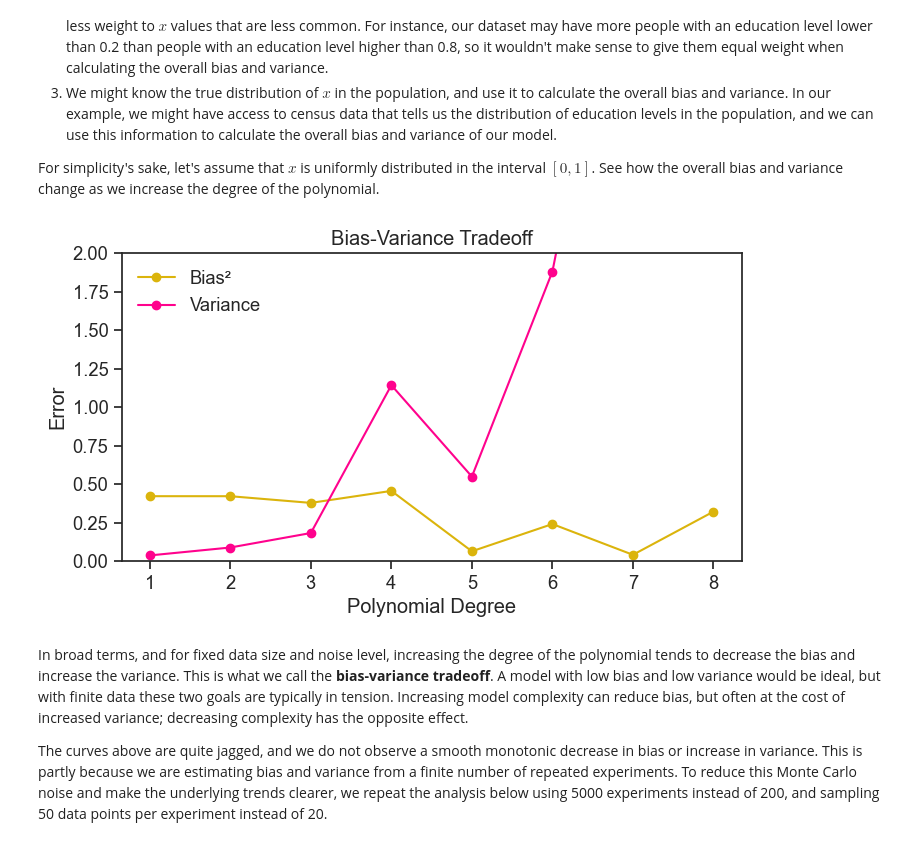
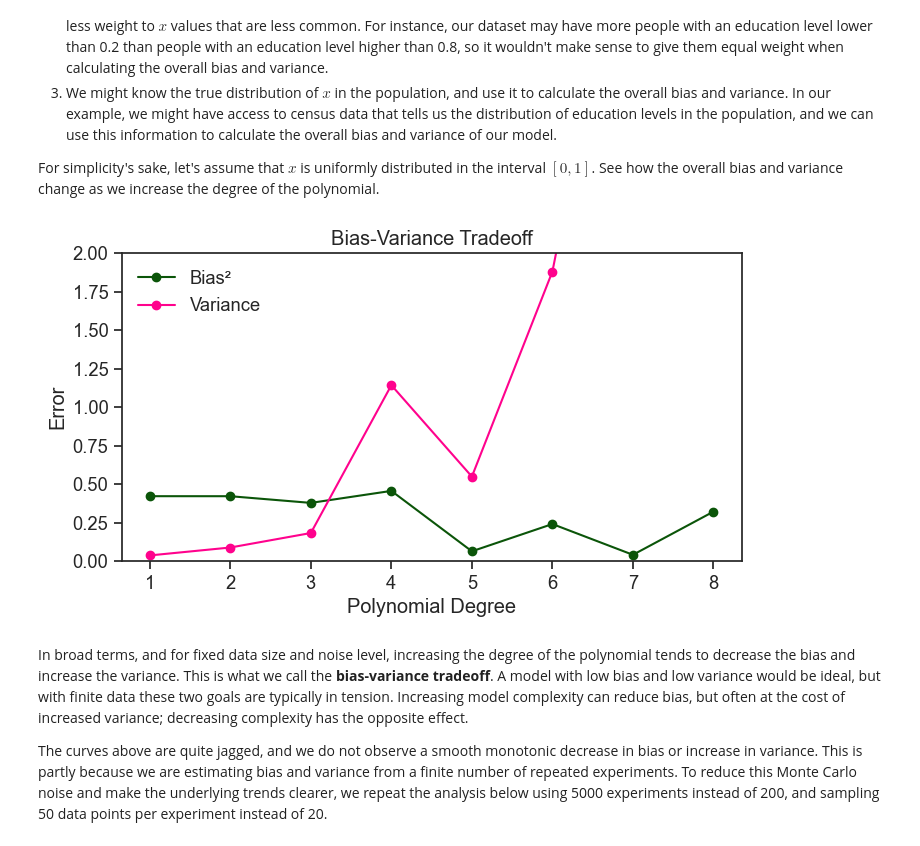
Before and after one commit to yairmau/statistics, a Jupyter notebook: generalization/bias-variance-tradeoff.ipynb, the cells around one changed output. Drawn from its saved outputs; the diff is of its cells as text; code cells hidden in the pictures.

```diff
--- a/generalization/bias-variance-tradeoff.ipynb
+++ b/generalization/bias-variance-tradeoff.ipynb
@@ -36,6 +36,7 @@ x_grid = np.linspace(0, 1, N)
 blue = "xkcd:cerulean"
 gold = "xkcd:gold"
 pink = "xkcd:hot pink"
+green = "xkcd:forest"
 
 fig, ax = plt.subplots(figsize=(8, 5))
 noise = np.random.normal(0, 0.3, size=N)
@@ -502,16 +503,16 @@ for i, deg in enumerate(p_order):
     var[i] = np.mean(std_pred[:, deg-1]**2)
 # %%
 fig, ax = plt.subplots(figsize=(8, 4))
-ax.plot(p_order, bias2, label="Bias²", marker='o', color=gold)
+ax.plot(p_order, bias2, label="Bias²", marker='o', color=green)
 ax.plot(p_order, var, label="Variance", marker='o', color=pink)
 ax.set(xlabel="Polynomial Degree",
        ylabel="Error",
        xticks=p_order,
        title="Bias-Variance Tradeoff",
        ylim=(0, 2));
 ax.legend(loc='upper left', frameon=False);
 # %% [output]
-[figure, old version]
+[figure, new version]
 # %% [markdown]
 In broad terms, and for fixed data size and noise level, increasing the degree of the polynomial tends to decrease the bias and increase the variance. This is what we call the **bias-variance tradeoff**. A model with low bias and low variance would be ideal, but with finite data these two goals are typically in tension. Increasing model complexity can reduce bias, but often at the cost of increased variance; decreasing complexity has the opposite effect.
 
```
Also changed, not shown: parts of 7 cells of this notebook, 13 other files.
